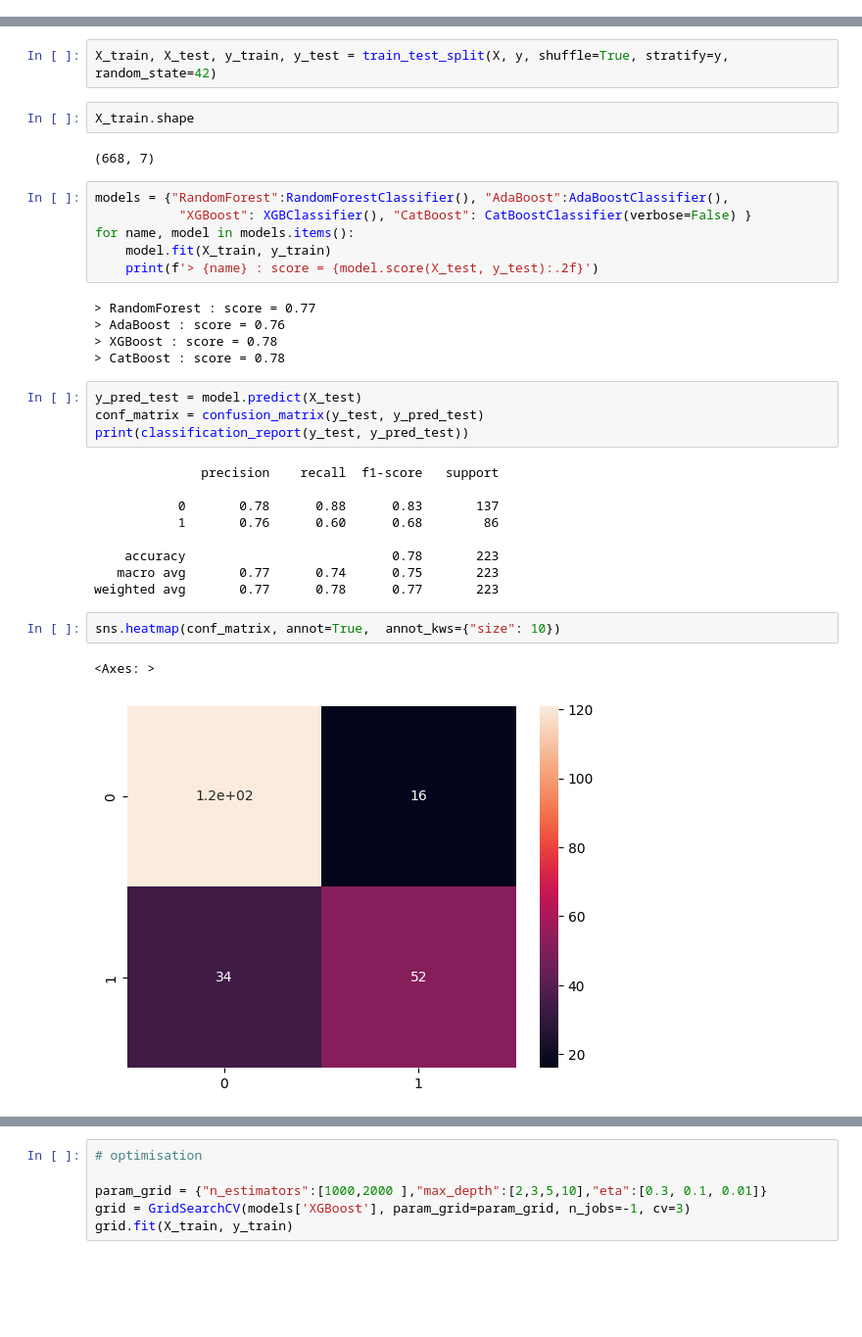
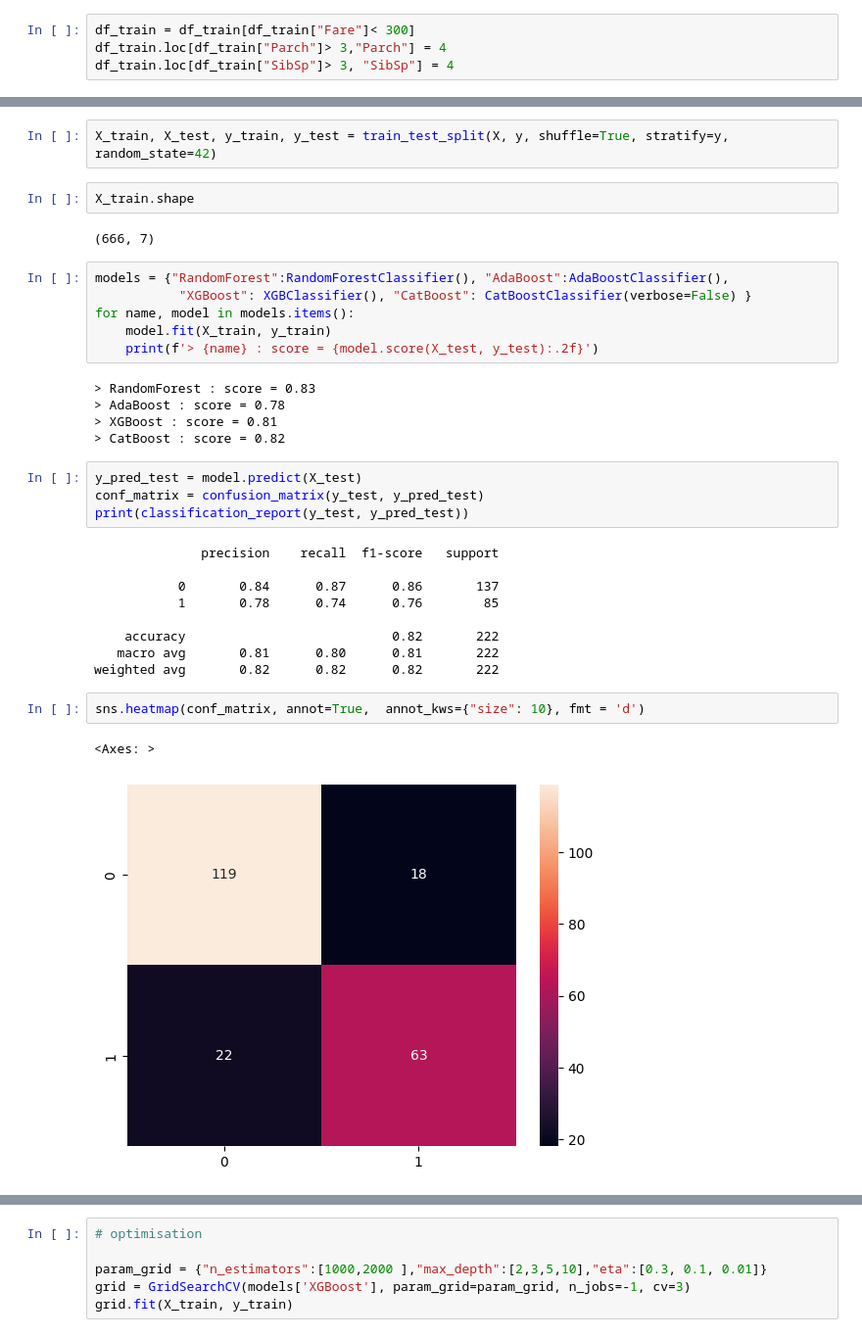
Before and after one commit to akou97/Kaggle, a Jupyter notebook: Titanic/EDA.ipynb, the cells around one changed output, grey strips where cells are left out. Shown: that part at 98% size. Saved outputs shown, nothing was run; the diff lists cells and outputs as text; blank space fills up the shorter version.

```diff
--- a/Titanic/EDA.ipynb
+++ b/Titanic/EDA.ipynb
@@ -152,6 +174,10 @@ from xgboost import XGBClassifier
 from catboost import CatBoostClassifier
 from sklearn.model_selection import train_test_split, GridSearchCV
 from sklearn.metrics import classification_report, confusion_matrix
+# %%
+df_train = df_train[df_train["Fare"]< 300]
+df_train.loc[df_train["Parch"]> 3,"Parch"] = 4
+df_train.loc[df_train["SibSp"]> 3, "SibSp"] = 4
 # %%
 X = df_train.drop(["Survived"], axis=1)
 y = df_train.Survived
@@ -160,7 +186,7 @@ X_train, X_test, y_train, y_test = train_test_split(X, y, shuffle=True, stratify
 # %%
 X_train.shape
 # %% [output]
-(668, 7)
+(666, 7)
 # %%
 models = {"RandomForest":RandomForestClassifier(), "AdaBoost":AdaBoostClassifier(),
            "XGBoost": XGBClassifier(), "CatBoost": CatBoostClassifier(verbose=False) }
@@ -168,10 +194,10 @@ for name, model in models.items():
     model.fit(X_train, y_train)
     print(f'> {name} : score = {model.score(X_test, y_test):.2f}')
 # %% [output]
-> RandomForest : score = 0.77
-> AdaBoost : score = 0.76
-> XGBoost : score = 0.78
-> CatBoost : score = 0.78
+> RandomForest : score = 0.83
+> AdaBoost : score = 0.78
+> XGBoost : score = 0.81
+> CatBoost : score = 0.82
 # %%
 y_pred_test = model.predict(X_test)
 conf_matrix = confusion_matrix(y_test, y_pred_test)
@@ -179,14 +205,14 @@ print(classification_report(y_test, y_pred_test))
 # %% [output]
               precision    recall  f1-score   support
 
-           0       0.78      0.88      0.83       137
-           1       0.76      0.60      0.68        86
+           0       0.84      0.87      0.86       137
+           1       0.78      0.74      0.76        85
 
-    accuracy                           0.78       223
-   macro avg       0.77      0.74      0.75       223
-weighted avg       0.77      0.78      0.77       223
+    accuracy                           0.82       222
+   macro avg       0.81      0.80      0.81       222
+weighted avg       0.82      0.82      0.82       222
 # %%
-sns.heatmap(conf_matrix, annot=True,  annot_kws={"size": 10})
+sns.heatmap(conf_matrix, annot=True,  annot_kws={"size": 10}, fmt = 'd')
 # %% [output]
 <Axes: >
-[figure, old version]
+[figure, new version]
```
Also changed, not shown: parts of 8 cells of this notebook.
